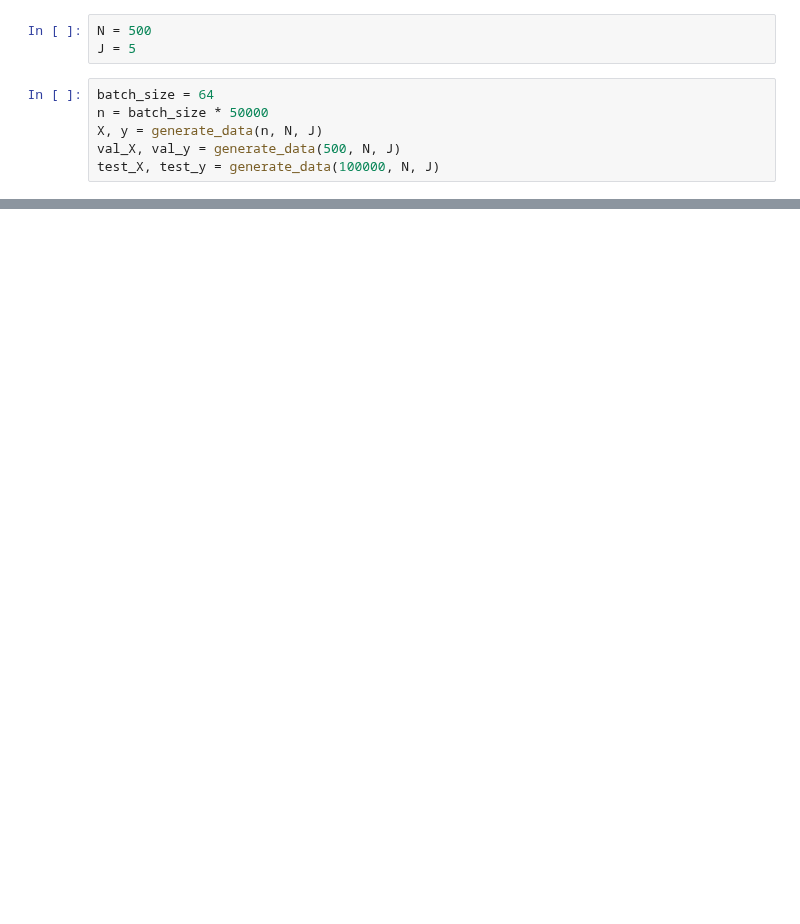
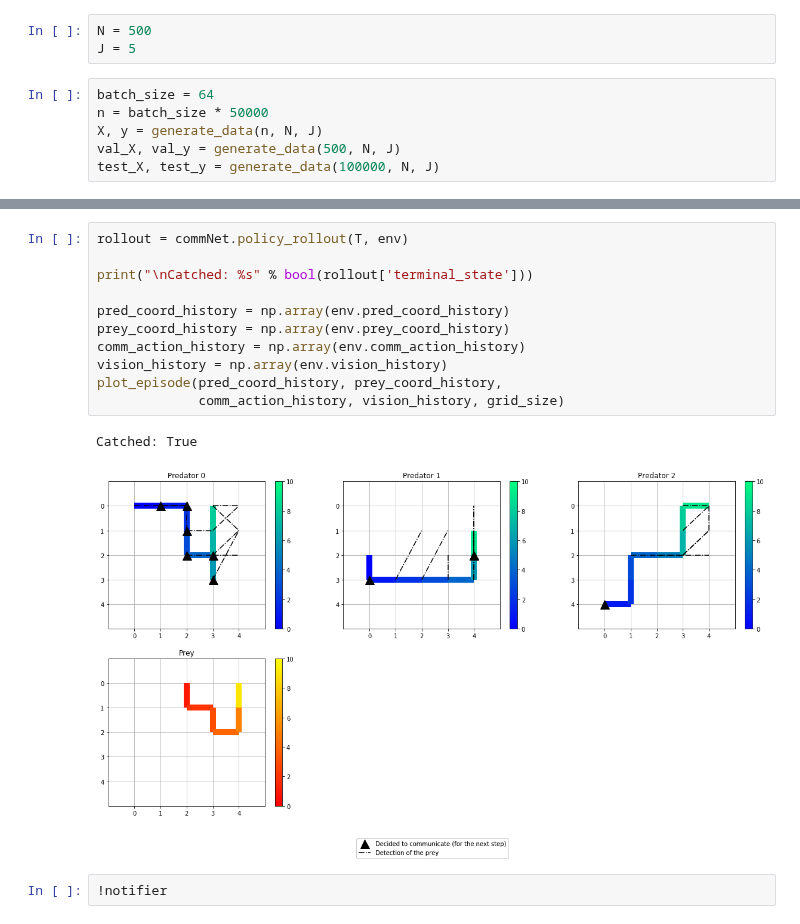
Before and after one commit to felixgaschi/learning-multiagent-communication, a Jupyter notebook: CommNet.ipynb, the cells around one changed output, grey strips where cells are left out. Cells and saved outputs as stored; diff of their text form; blank space fills up the shorter version.

```diff
--- a/CommNet.ipynb
+++ b/CommNet.ipynb
@@ -489,0 +192,16 @@ plt.show()
+# %%
+rollout = commNet.policy_rollout(T, env)
+
+print("\nCatched: %s" % bool(rollout['terminal_state']))
+
+pred_coord_history = np.array(env.pred_coord_history)
+prey_coord_history = np.array(env.prey_coord_history)
+comm_action_history = np.array(env.comm_action_history)
+vision_history = np.array(env.vision_history)
+plot_episode(pred_coord_history, prey_coord_history,
+             comm_action_history, vision_history, grid_size)
+# %% [output]
+Catched: True
+[figure, added]
+# %%
+!notifier
```
Also changed, not shown: parts of 24 cells of this notebook, 5 other files.
